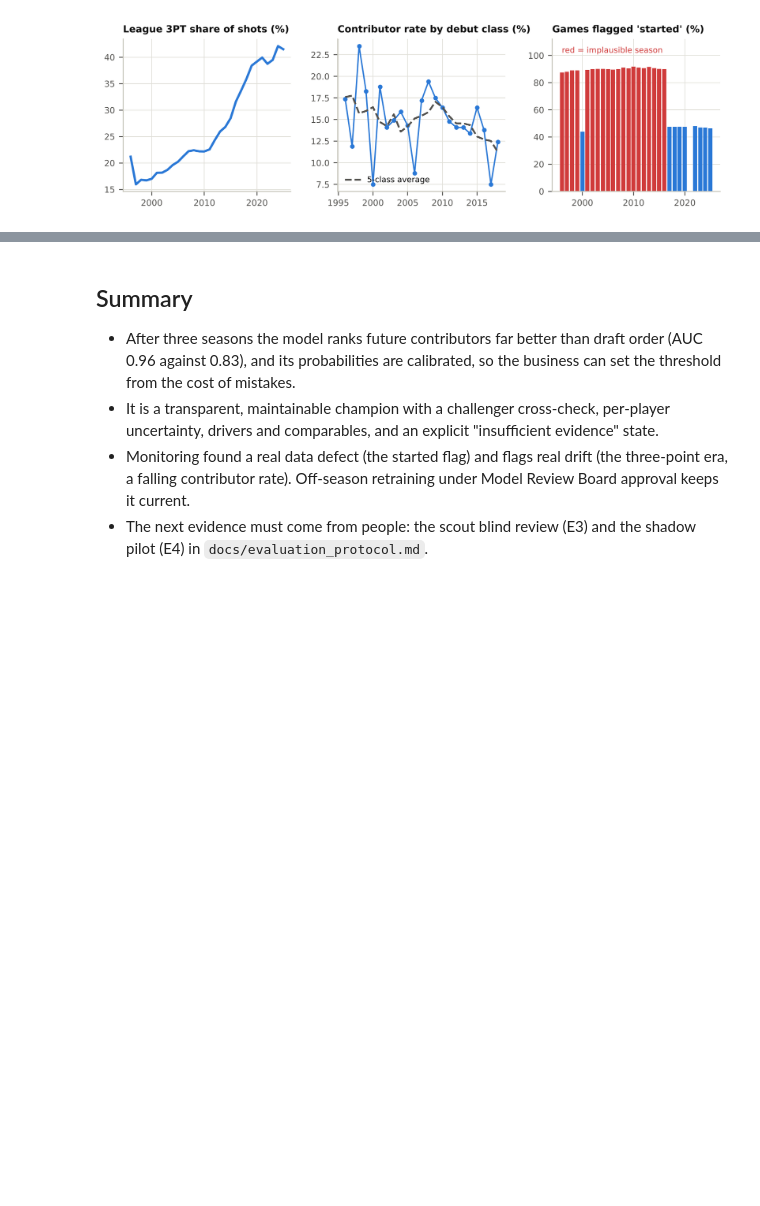
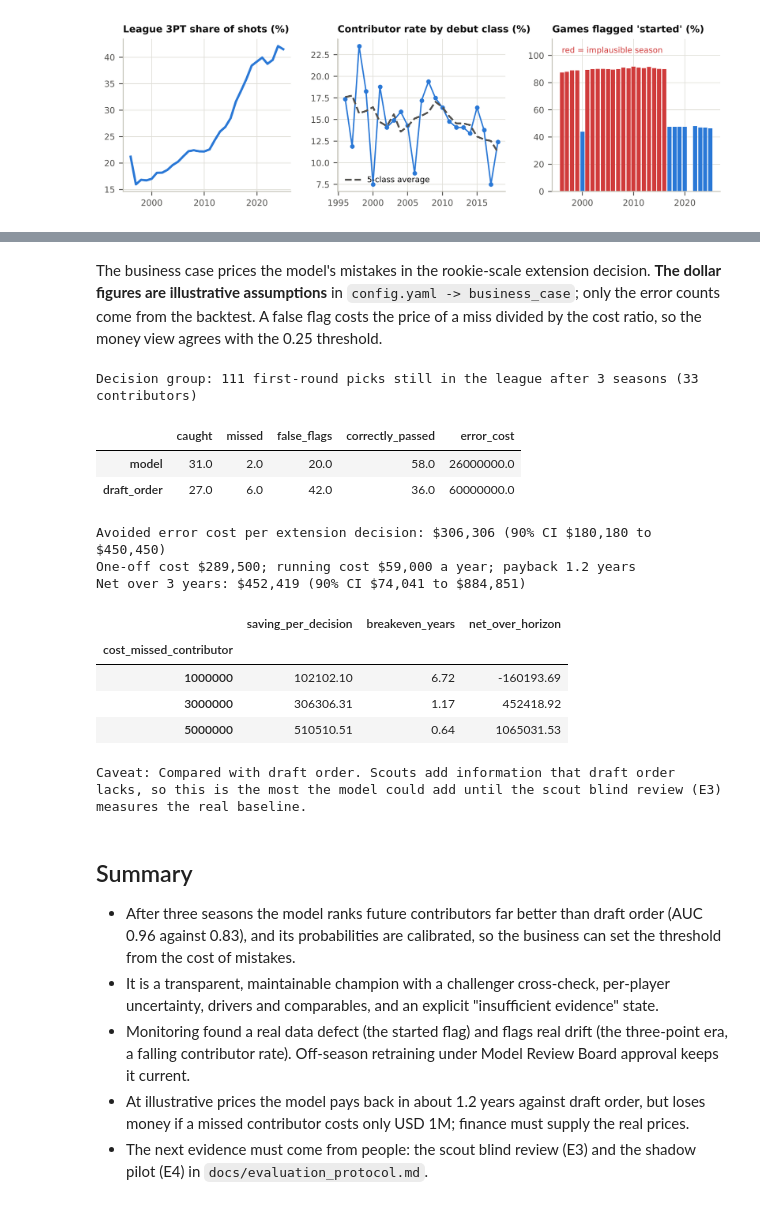
Before and after one commit to changafernando/early-career-potential, a Jupyter notebook: notebooks/walkthrough.ipynb, the cells around one changed output, grey strips where cells are left out. Drawn from its saved outputs; the diff is of its cells as text; code cells hidden in the pictures; blank space fills up the shorter version.

```diff
--- a/notebooks/walkthrough.ipynb
+++ b/notebooks/walkthrough.ipynb
@@ -277,3 +306,32 @@ display(Image("outputs/figures/fig7_drift.png", width=760))
+# %% [markdown]
+The business case prices the model's mistakes in the rookie-scale extension decision. **The dollar figures are
+illustrative assumptions** in `config.yaml -> business_case`; only the error counts come from the backtest. A false flag
+costs the price of a miss divided by the cost ratio, so the money view agrees with the 0.25 threshold.
+# %%
+bc = m["business_case"]; di = bc["decision_impact"]; pb = bc["payback"]; c = bc["costs"]
+print(f"Decision group: {di['n']} first-round picks still in the league after 3 seasons ({di['contributors']} contributors)")
+display(pd.DataFrame({k: di[k] for k in ["model", "draft_order"]}).T[["caught", "missed", "false_flags", "correctly_passed", "error_cost"]])
+lo, hi = di["saving_per_decision_90ci"]
+print(f"Avoided error cost per extension decision: ${di['saving_per_decision']:,.0f} (90% CI ${lo:,.0f} to ${hi:,.0f})")
+print(f"One-off cost ${c['one_off']:,.0f}; running cost ${c['annual_total']:,.0f} a year; payback {pb['breakeven_years']:.1f} years")
+lo, hi = pb["net_over_horizon_90ci"]
+print(f"Net over {c['horizon_years']} years: ${pb['net_over_horizon']:,.0f} (90% CI ${lo:,.0f} to ${hi:,.0f})")
+display(pd.DataFrame(pb["sensitivity"]).set_index("cost_missed_contributor").round(2))
+print("Caveat:", pb["baseline_caveat"])
+# %% [output]
+Decision group: 111 first-round picks still in the league after 3 seasons (33 contributors)
+|  | caught | missed | false_flags | correctly_passed | error_cost |
+| model | 31.0 | 2.0 | 20.0 | 58.0 | 26000000.0 |
+| draft_order | 27.0 | 6.0 | 42.0 | 36.0 | 60000000.0 |
+Avoided error cost per extension decision: $306,306 (90% CI $180,180 to $450,450)
+One-off cost $289,500; running cost $59,000 a year; payback 1.2 years
+Net over 3 years: $452,419 (90% CI $74,041 to $884,851)
+|  | saving_per_decision | breakeven_years | net_over_horizon |
+| cost_missed_contributor |  |  |  |
+| 1000000 | 102102.10 | 6.72 | -160193.69 |
+| 3000000 | 306306.31 | 1.17 | 452418.92 |
+| 5000000 | 510510.51 | 0.64 | 1065031.53 |
+Caveat: Compared with draft order. Scouts add information that draft order lacks, so this is the most the model could add until the scout blind review (E3) measures the real baseline.
 # %% [markdown]
 ## Summary
 
@@ -283,4 +341,6 @@ display(Image("outputs/figures/fig7_drift.png", width=760))
   comparables, and an explicit "insufficient evidence" state.
 * Monitoring found a real data defect (the started flag) and flags real drift (the three-point era, a falling contributor
   rate). Off-season retraining under Model Review Board approval keeps it current.
+* At illustrative prices the model pays back in about 1.2 years against draft order, but loses money if a missed
+  contributor costs only USD 1M; finance must supply the real prices.
 * The next evidence must come from people: the scout blind review (E3) and the shadow pilot (E4) in `docs/evaluation_protocol.md`.
```
Also changed, not shown: parts of 6 cells of this notebook, 28 other files.
